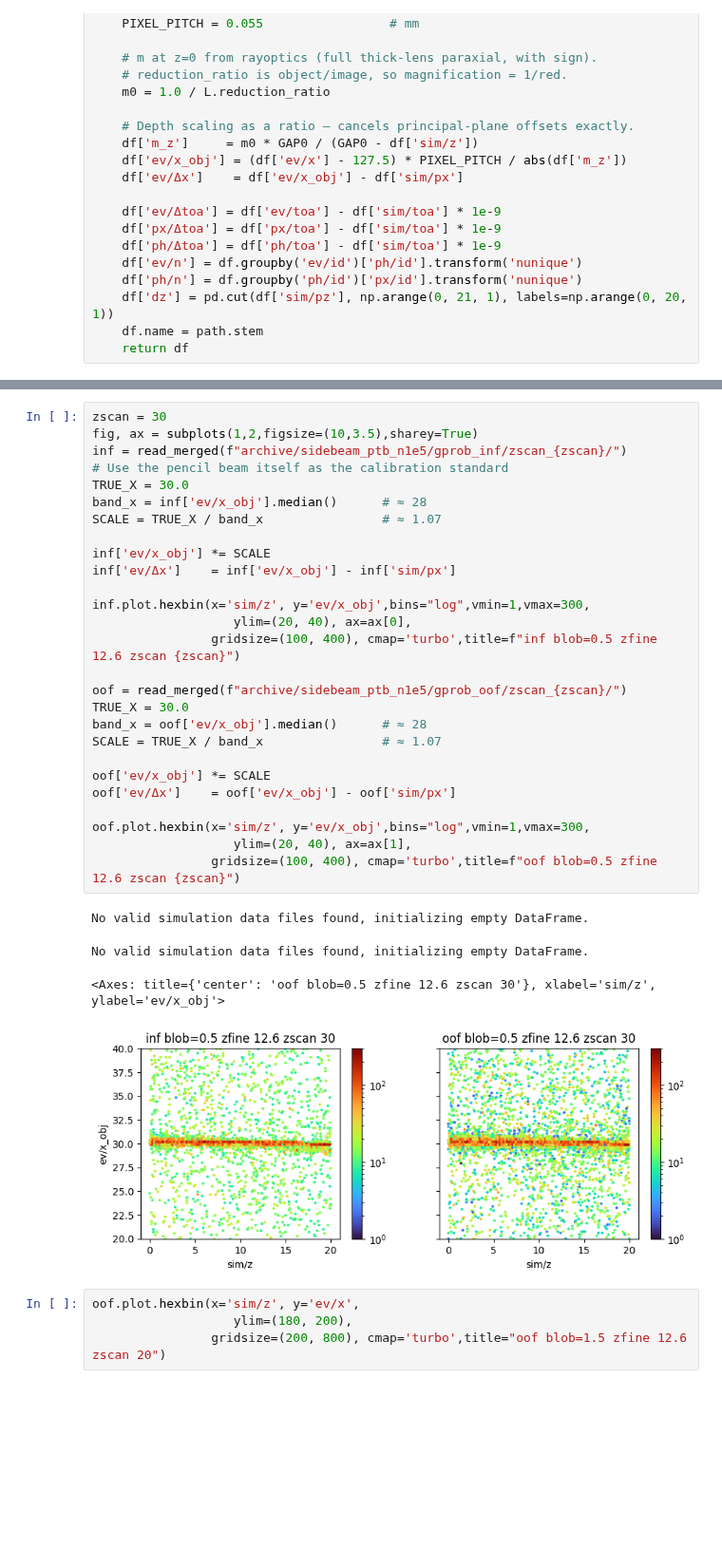
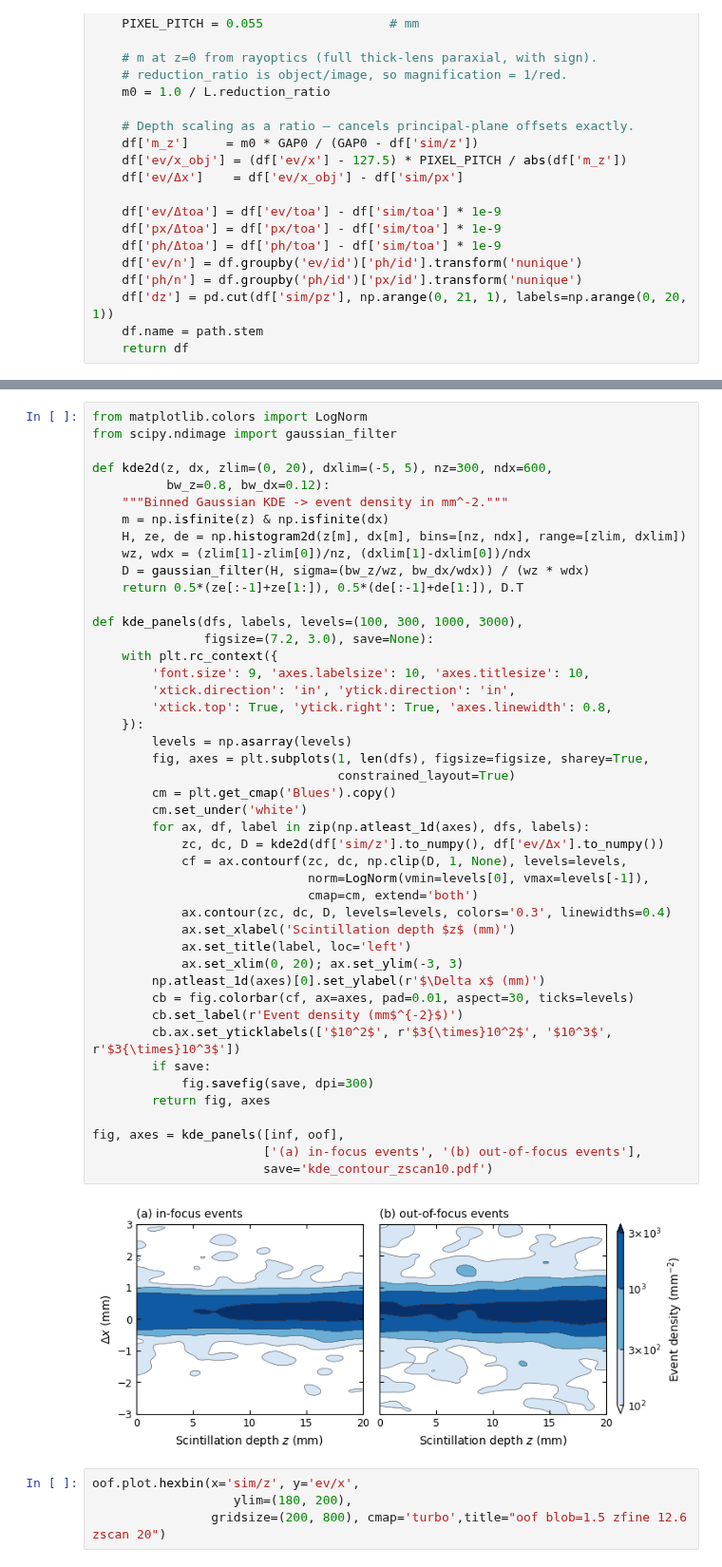
Before and after one commit to TsvikiHirsh/G4LumaCam, a Jupyter notebook: notebooks/read_merge_results.ipynb, the cells around one changed output, grey strips where cells are left out. Shown at 95% size. Drawn from its saved outputs; the diff is of its cells as text; blank space fills up the shorter version.

```diff
--- a/notebooks/read_merge_results.ipynb
+++ b/notebooks/read_merge_results.ipynb
@@ -86,35 +141,50 @@ oof.plot.hexbin(x='sim/z', y='ev/x',bins="log",vmin=1,vmax=100,
-# %%
-zscan = 30
-fig, ax = subplots(1,2,figsize=(10,3.5),sharey=True)
-inf = read_merged(f"archive/sidebeam_ptb_n1e5/gprob_inf/zscan_{zscan}/")
-# Use the pencil beam itself as the calibration standard
-TRUE_X = 30.0
-band_x = inf['ev/x_obj'].median()      # ≈ 28
-SCALE = TRUE_X / band_x                # ≈ 1.07
-
-inf['ev/x_obj'] *= SCALE
-inf['ev/Δx']    = inf['ev/x_obj'] - inf['sim/px']
-
-inf.plot.hexbin(x='sim/z', y='ev/x_obj',bins="log",vmin=1,vmax=300,
-                   ylim=(20, 40), ax=ax[0],
-                gridsize=(100, 400), cmap='turbo',title=f"inf blob=0.5 zfine 12.6 zscan {zscan}")
-
-oof = read_merged(f"archive/sidebeam_ptb_n1e5/gprob_oof/zscan_{zscan}/")
-TRUE_X = 30.0
-band_x = oof['ev/x_obj'].median()      # ≈ 28
-SCALE = TRUE_X / band_x                # ≈ 1.07
-
-oof['ev/x_obj'] *= SCALE
-oof['ev/Δx']    = oof['ev/x_obj'] - oof['sim/px']
-
-oof.plot.hexbin(x='sim/z', y='ev/x_obj',bins="log",vmin=1,vmax=300,
-                   ylim=(20, 40), ax=ax[1],
-                gridsize=(100, 400), cmap='turbo',title=f"oof blob=0.5 zfine 12.6 zscan {zscan}")
-# %% [output]
-No valid simulation data files found, initializing empty DataFrame.
-No valid simulation data files found, initializing empty DataFrame.
-<Axes: title={'center': 'oof blob=0.5 zfine 12.6 zscan 30'}, xlabel='sim/z', ylabel='ev/x_obj'>
-[figure, removed]
+# %%
+from matplotlib.colors import LogNorm
+from scipy.ndimage import gaussian_filter
+
+def kde2d(z, dx, zlim=(0, 20), dxlim=(-5, 5), nz=300, ndx=600,
+          bw_z=0.8, bw_dx=0.12):
+    """Binned Gaussian KDE -> event density in mm^-2."""
+    m = np.isfinite(z) & np.isfinite(dx)
+    H, ze, de = np.histogram2d(z[m], dx[m], bins=[nz, ndx], range=[zlim, dxlim])
+    wz, wdx = (zlim[1]-zlim[0])/nz, (dxlim[1]-dxlim[0])/ndx
+    D = gaussian_filter(H, sigma=(bw_z/wz, bw_dx/wdx)) / (wz * wdx)
+    return 0.5*(ze[:-1]+ze[1:]), 0.5*(de[:-1]+de[1:]), D.T
+
+def kde_panels(dfs, labels, levels=(100, 300, 1000, 3000),
+               figsize=(7.2, 3.0), save=None):
+    with plt.rc_context({
+        'font.size': 9, 'axes.labelsize': 10, 'axes.titlesize': 10,
+        'xtick.direction': 'in', 'ytick.direction': 'in',
+        'xtick.top': True, 'ytick.right': True, 'axes.linewidth': 0.8,
+    }):
+        levels = np.asarray(levels)
+        fig, axes = plt.subplots(1, len(dfs), figsize=figsize, sharey=True,
+                                 constrained_layout=True)
+        cm = plt.get_cmap('Blues').copy()
+        cm.set_under('white')
+        for ax, df, label in zip(np.atleast_1d(axes), dfs, labels):
+            zc, dc, D = kde2d(df['sim/z'].to_numpy(), df['ev/Δx'].to_numpy())
+            cf = ax.contourf(zc, dc, np.clip(D, 1, None), levels=levels,
+                             norm=LogNorm(vmin=levels[0], vmax=levels[-1]),
+                             cmap=cm, extend='both')
+            ax.contour(zc, dc, D, levels=levels, colors='0.3', linewidths=0.4)
+            ax.set_xlabel('Scintillation depth $z$ (mm)')
+            ax.set_title(label, loc='left')
+            ax.set_xlim(0, 20); ax.set_ylim(-3, 3)
+        np.atleast_1d(axes)[0].set_ylabel(r'$\Delta x$ (mm)')
+        cb = fig.colorbar(cf, ax=axes, pad=0.01, aspect=30, ticks=levels)
+        cb.set_label(r'Event density (mm$^{-2}$)')
+        cb.ax.set_yticklabels(['$10^2$', r'$3{\times}10^2$', '$10^3$', r'$3{\times}10^3$'])
+        if save:
+            fig.savefig(save, dpi=300)
+        return fig, axes
+
+fig, axes = kde_panels([inf, oof],
+                       ['(a) in-focus events', '(b) out-of-focus events'],
+                       save='kde_contour_zscan10.pdf')
+# %% [output]
+[figure, added]
 # %%
 oof.plot.hexbin(x='sim/z', y='ev/x',
                    ylim=(180, 200),
```
Also changed, not shown: parts of 10 cells of this notebook, 1 other file.
